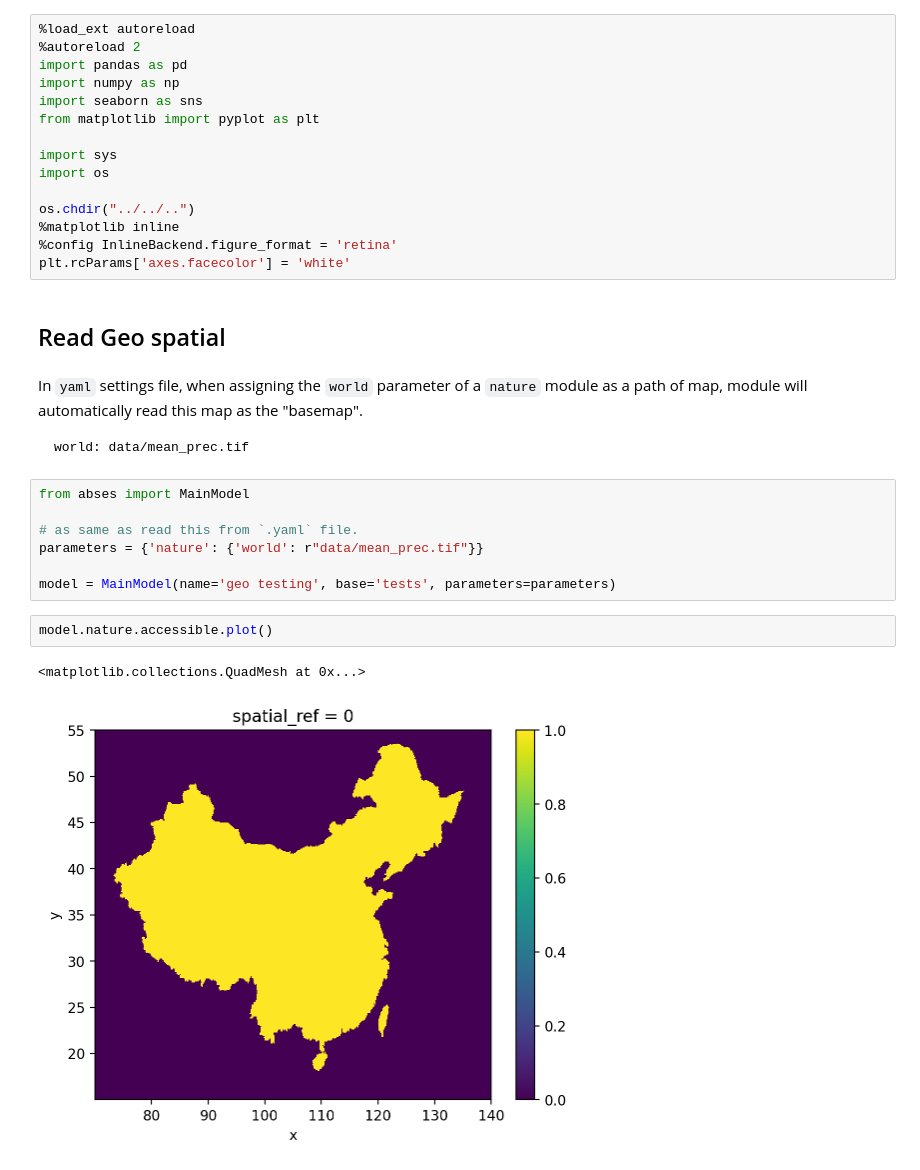
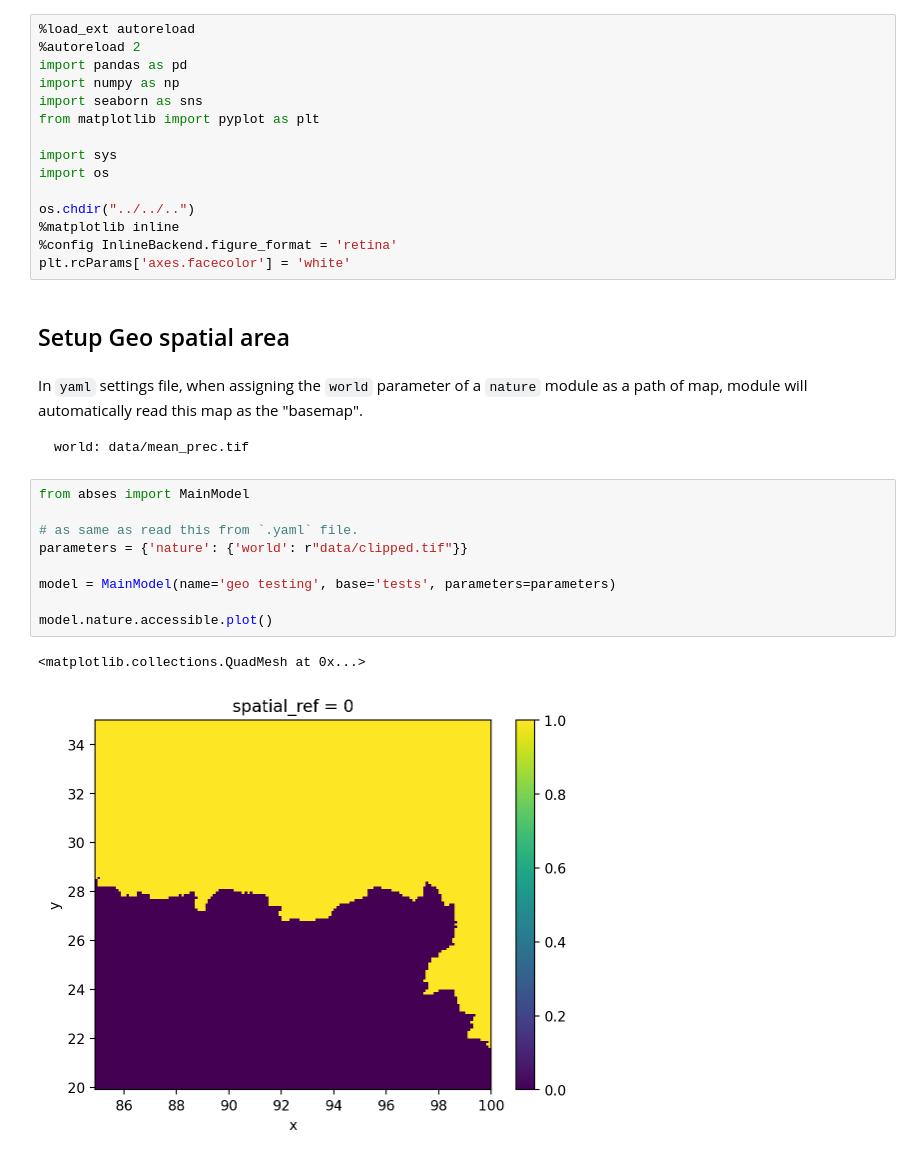
Before and after one commit to SongshGeoLab/ABSESpy, a Jupyter notebook: docs/notebooks/nature/geodata.ipynb, the cells around one changed output. Drawn from its saved outputs; the diff is of its cells as text.

Commit message:
feat: :sparkles: read data 2 array

```diff
--- a/docs/notebooks/nature/geodata.ipynb
+++ b/docs/notebooks/nature/geodata.ipynb
@@ -18,7 +18,7 @@ os.chdir("../../..")
 %config InlineBackend.figure_format = 'retina'
 plt.rcParams['axes.facecolor'] = 'white'
 # %% [markdown]
-## Read Geo spatial
+## Setup Geo spatial area
 # %% [markdown]
 In `yaml` settings file, when assigning the `world` parameter of a `nature` module as a path of map, module will automatically read this map as the "basemap".
 
@@ -28,12 +28,12 @@ world: data/mean_prec.tif
 # %%
 from abses import MainModel
 
 # as same as read this from `.yaml` file.
-parameters = {'nature': {'world': r"data/mean_prec.tif"}}
+parameters = {'nature': {'world': r"data/clipped.tif"}}
 
 model = MainModel(name='geo testing', base='tests', parameters=parameters)
+
+model.nature.accessible.plot()
+# %% [output]
+<matplotlib.collections.QuadMesh at 0x...>
+[figure, added]
-# %%
-model.nature.accessible.plot()
-# %% [output]
-<matplotlib.collections.QuadMesh at 0x...>
-[figure, removed]
```
Also changed, not shown: parts of 13 cells of this notebook, 9 other files.
